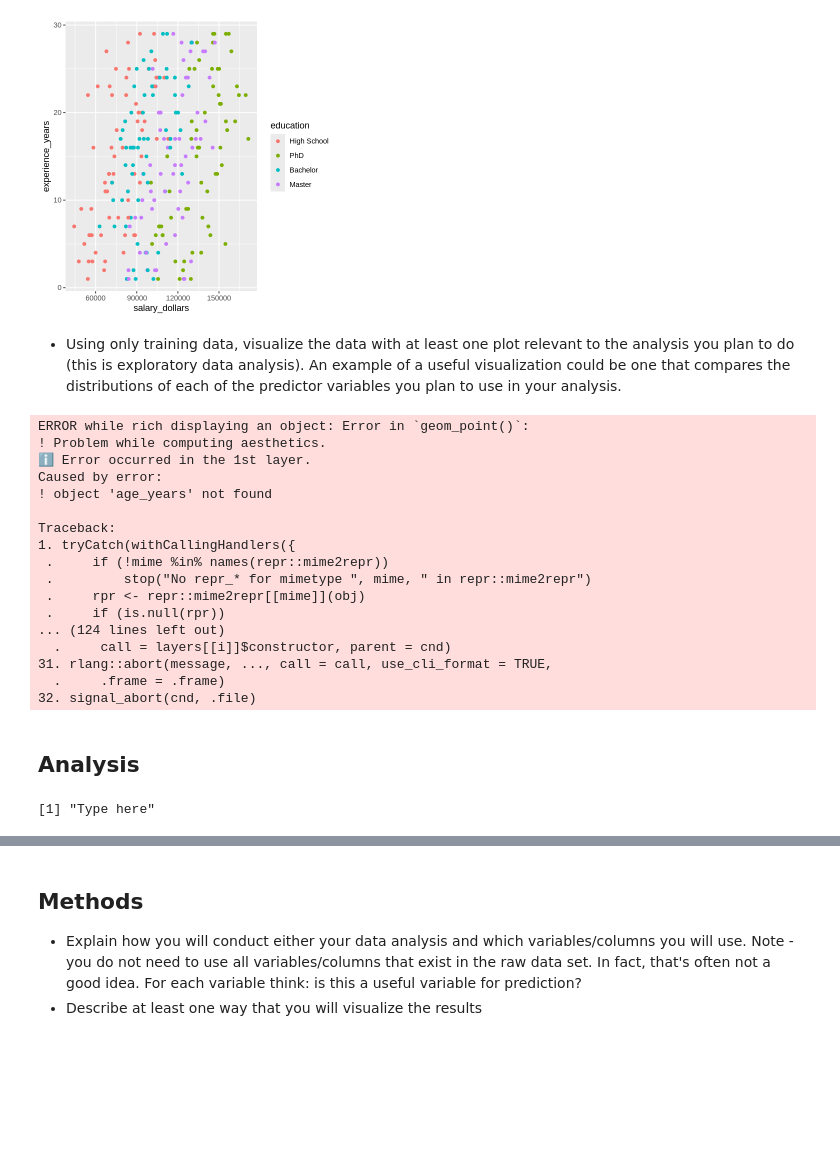
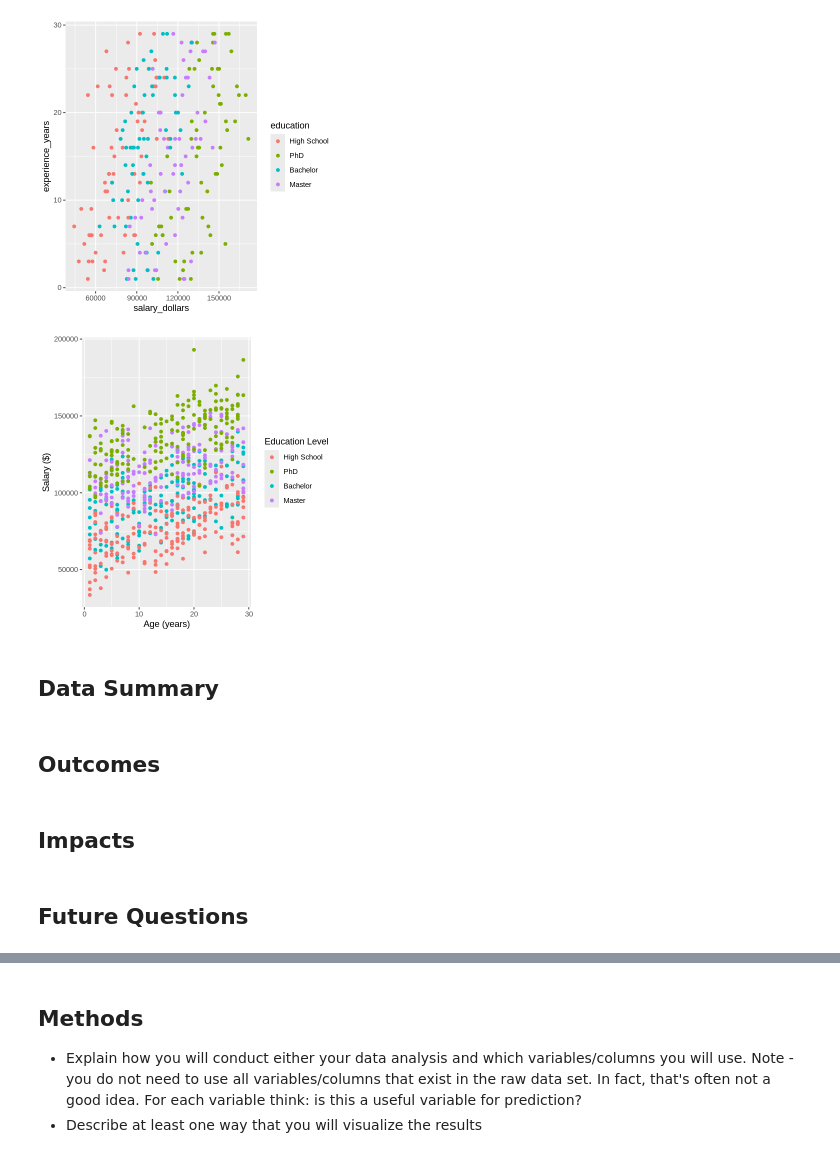
Before and after one commit to WhenLifeHandsYouLemons/DSCI-Project, a Jupyter notebook: report.ipynb, the cells around one changed output, grey strips where cells are left out. Cells and saved outputs as stored; diff of their text form; code cells hidden in the pictures; blank space fills up the shorter version.

```diff
--- a/report.ipynb
+++ b/report.ipynb
@@ -204,36 +196,20 @@ truth_vis
 # %% [output]
 [figure]
 [figure]
-# %% [markdown]
-- Using only training data, visualize the data with at least one plot relevant to the analysis you plan to do (this is exploratory data analysis). An example of a useful visualization could be one that compares the distributions of each of the predictor variables you plan to use in your analysis.
 # %%
 df_plot <- df_train |>
-    ggplot(aes(x = age_years, y = salary_dollars, color = education)) +
+    ggplot(aes(x = experience_years, y = salary_dollars, color = education)) +
     geom_point() +
     labs(x = "Age (years)", y = "Salary ($)", color = "Education Level")
 
 df_plot
 # %% [output]
-ERROR while rich displaying an object: Error in `geom_point()`:
-! Problem while computing aesthetics.
-ℹ Error occurred in the 1st layer.
-Caused by error:
-! object 'age_years' not found
-
-Traceback:
-1. tryCatch(withCallingHandlers({
- .     if (!mime %in% names(repr::mime2repr))
- .         stop("No repr_* for mimetype ", mime, " in repr::mime2repr")
- .     rpr <- repr::mime2repr[[mime]](obj)
- .     if (is.null(rpr))
-... (124 lines left out)
-  .     call = layers[[i]]$constructor, parent = cnd)
-31. rlang::abort(message, ..., call = call, use_cli_format = TRUE,
-  .     .frame = .frame)
-32. signal_abort(cnd, .file)
+[figure, added]
 # %% [markdown]
-## Analysis
+## Data Summary
-# %%
-print("Type here")
-# %% [output]
-[1] "Type here"
+# %% [markdown]
+## Outcomes
+# %% [markdown]
+## Impacts
+# %% [markdown]
+## Future Questions
```
Also changed, not shown: parts of 3 cells of this notebook.
